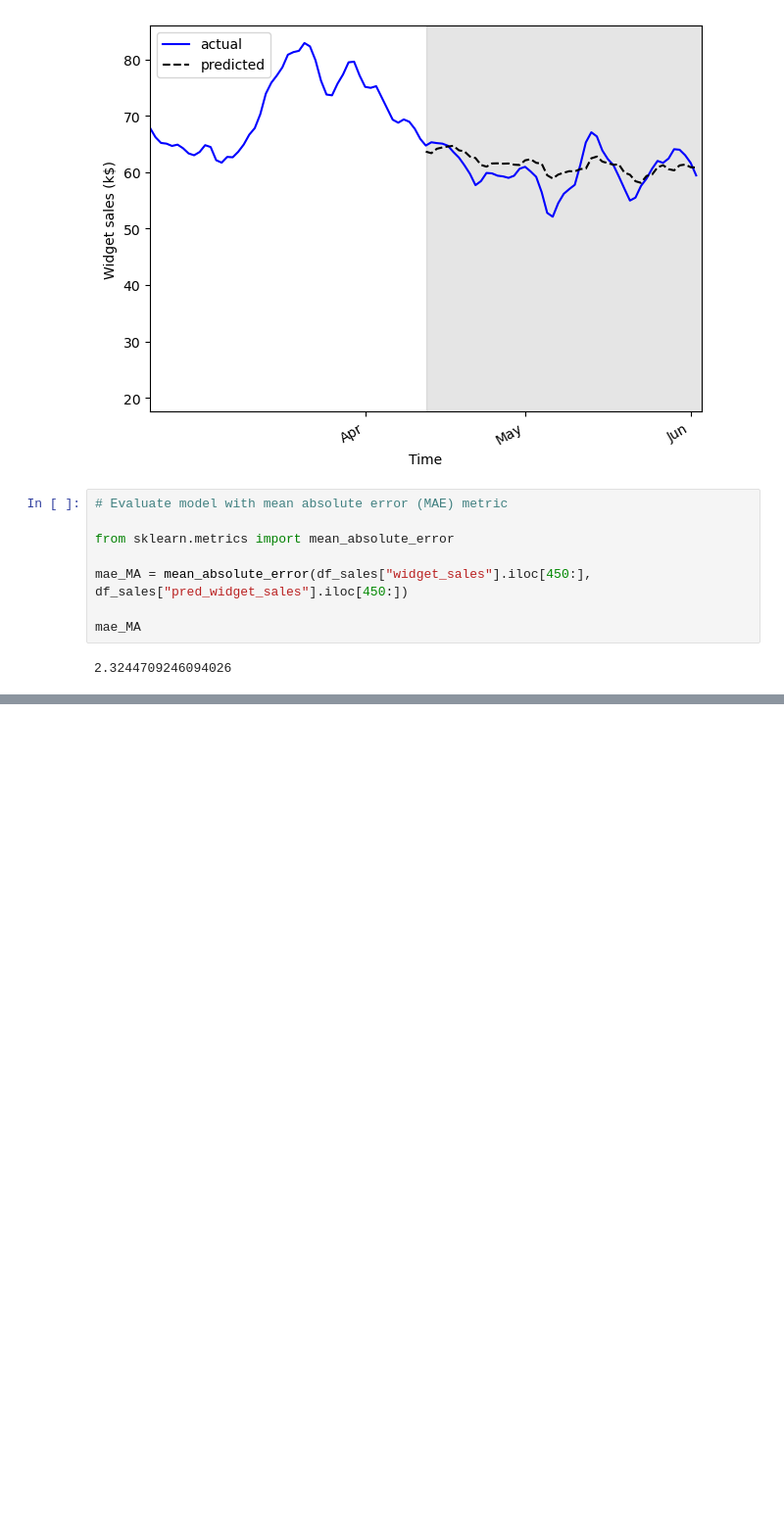
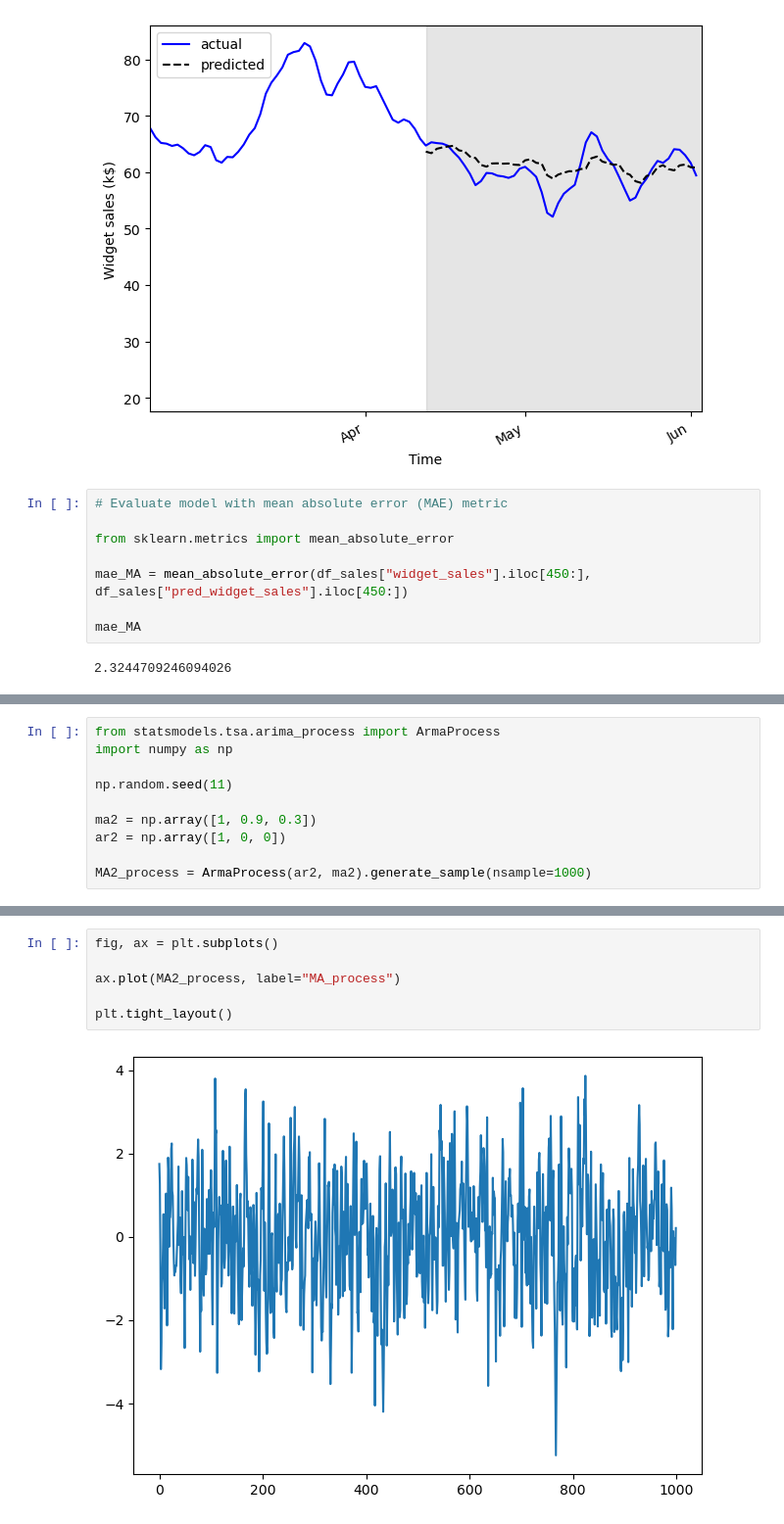
Before and after one commit to Alexa201228/timeseriesPracticeML, a Jupyter notebook: MovingAverageModel.ipynb, the cells around one changed output, grey strips where cells are left out. Shown: that part at 98% size. Drawn from its saved outputs; the diff is of its cells as text; blank space fills up the shorter version.

```diff
--- a/MovingAverageModel.ipynb
+++ b/MovingAverageModel.ipynb
@@ -245,0 +250,10 @@ mae_MA
+# %%
+from statsmodels.tsa.arima_process import ArmaProcess
+import numpy as np
+
+np.random.seed(11)
+
+ma2 = np.array([1, 0.9, 0.3])
+ar2 = np.array([1, 0, 0])
+
+MA2_process = ArmaProcess(ar2, ma2).generate_sample(nsample=1000)
@@ -245,0 +280,8 @@ mae_MA
+# %%
+fig, ax = plt.subplots()
+
+ax.plot(MA2_process, label="MA_process")
+
+plt.tight_layout()
+# %% [output]
+[figure, added]
```
Also changed, not shown: parts of 11 cells of this notebook.
